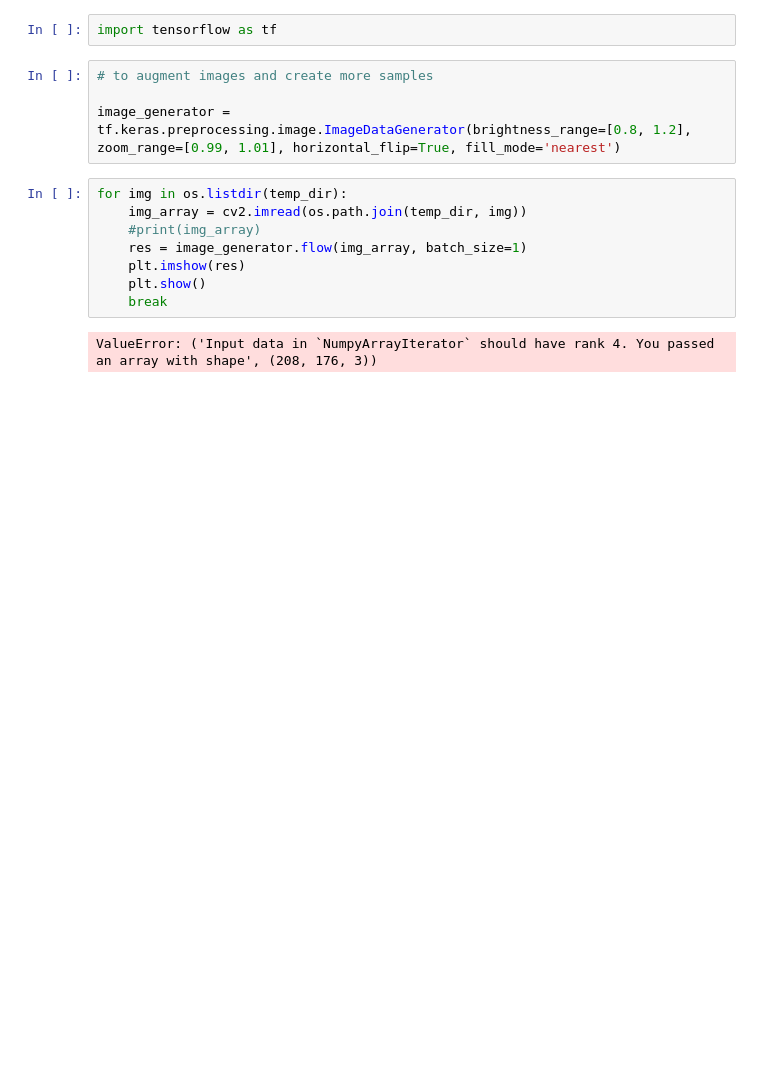
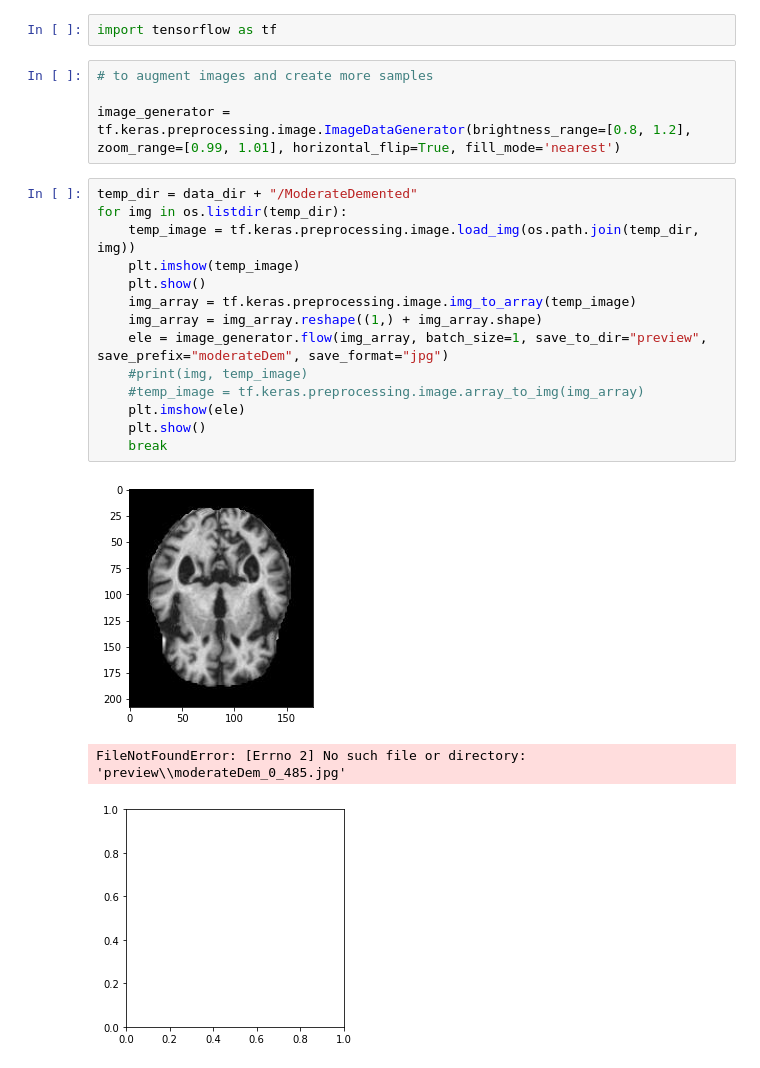
Before and after one commit to Aytijha/BRAIN.MRI, a Jupyter notebook: engine.ipynb, the cells around one changed output. Drawn from its saved outputs; the diff is of its cells as text; blank space fills up the shorter version.

```diff
--- a/engine.ipynb
+++ b/engine.ipynb
@@ -58,13 +58,21 @@ import tensorflow as tf
 # to augment images and create more samples
 
 image_generator = tf.keras.preprocessing.image.ImageDataGenerator(brightness_range=[0.8, 1.2], zoom_range=[0.99, 1.01], horizontal_flip=True, fill_mode='nearest')
-# %%
-for img in os.listdir(temp_dir):
-    img_array = cv2.imread(os.path.join(temp_dir, img))
-    #print(img_array)
-    res = image_generator.flow(img_array, batch_size=1)
-    plt.imshow(res)
-    plt.show()
-    break
-# %% [output]
-ValueError: ('Input data in `NumpyArrayIterator` should have rank 4. You passed an array with shape', (208, 176, 3))
+# %%
+temp_dir = data_dir + "/ModerateDemented"
+for img in os.listdir(temp_dir):
+    temp_image = tf.keras.preprocessing.image.load_img(os.path.join(temp_dir, img))
+    plt.imshow(temp_image)
+    plt.show()
+    img_array = tf.keras.preprocessing.image.img_to_array(temp_image)
+    img_array = img_array.reshape((1,) + img_array.shape)
+    ele = image_generator.flow(img_array, batch_size=1, save_to_dir="preview", save_prefix="moderateDem", save_format="jpg")
+    #print(img, temp_image)
+    #temp_image = tf.keras.preprocessing.image.array_to_img(img_array)
+    plt.imshow(ele)
+    plt.show()
+    break
+# %% [output]
+[figure, added]
+FileNotFoundError: [Errno 2] No such file or directory: 'preview\\moderateDem_0_485.jpg'
+[figure, added]
```
